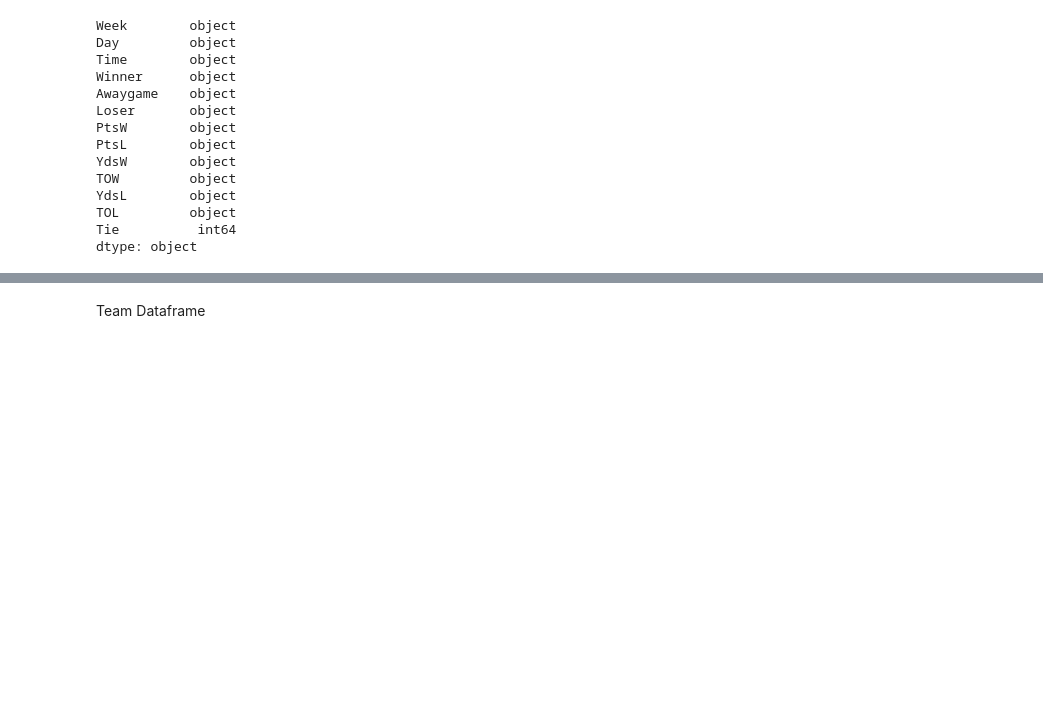
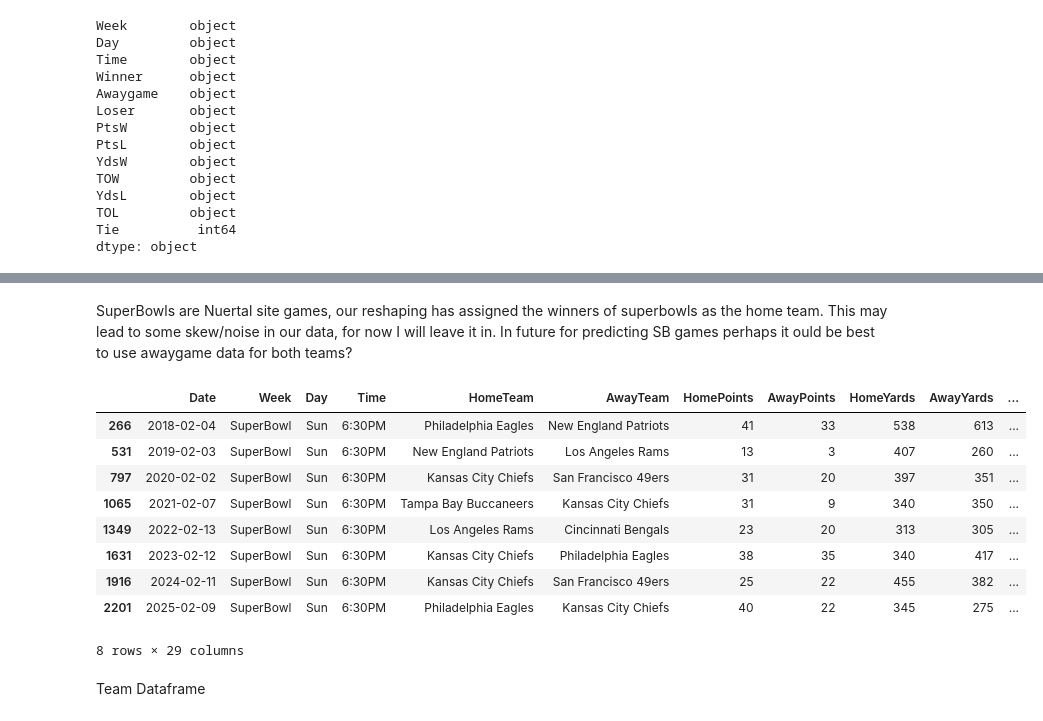
Before and after one commit to JonathanK556/NFL-Model, a Jupyter notebook: Data_Wrangling.ipynb, the cells around one changed output, grey strips where cells are left out. Cells and saved outputs as stored; diff of their text form; code cells hidden in the pictures; blank space fills up the shorter version.

```diff
--- a/Data_Wrangling.ipynb
+++ b/Data_Wrangling.ipynb
@@ -442,2 +723,23 @@ print(NFL["Winner"].unique())
+# %%
+# save cleaned data as df
+df = NFL_reshaped_with_stats
+# %%
+# Decided not to use diff columns since we are using recent historic game data
+df = df.drop(columns=['YardDiff', 'PointDiff', 'TurnoverDiff'])
+# %% [markdown]
+SuperBowls are Nuertal site games, our reshaping has assigned the winners of superbowls as the home team. This may lead to some skew/noise in our data, for now I will leave it in. In future for predicting SB games perhaps it ould be best to use awaygame data for both teams?
+# %%
+df[df['Week']=='SuperBowl']
+# %% [output]
+|  | Date | Week | Day | Time | HomeTeam | AwayTeam | HomePoints | AwayPoints | HomeYards | AwayYards | ... |
+| 266 | 2018-02-04 | SuperBowl | Sun | 6:30PM | Philadelphia Eagles | New England Patriots | 41 | 33 | 538 | 613 | ... |
+| 531 | 2019-02-03 | SuperBowl | Sun | 6:30PM | New England Patriots | Los Angeles Rams | 13 | 3 | 407 | 260 | ... |
+| 797 | 2020-02-02 | SuperBowl | Sun | 6:30PM | Kansas City Chiefs | San Francisco 49ers | 31 | 20 | 397 | 351 | ... |
+| 1065 | 2021-02-07 | SuperBowl | Sun | 6:30PM | Tampa Bay Buccaneers | Kansas City Chiefs | 31 | 9 | 340 | 350 | ... |
+| 1349 | 2022-02-13 | SuperBowl | Sun | 6:30PM | Los Angeles Rams | Cincinnati Bengals | 23 | 20 | 313 | 305 | ... |
+| 1631 | 2023-02-12 | SuperBowl | Sun | 6:30PM | Kansas City Chiefs | Philadelphia Eagles | 38 | 35 | 340 | 417 | ... |
+| 1916 | 2024-02-11 | SuperBowl | Sun | 6:30PM | Kansas City Chiefs | San Francisco 49ers | 25 | 22 | 455 | 382 | ... |
+| 2201 | 2025-02-09 | SuperBowl | Sun | 6:30PM | Philadelphia Eagles | Kansas City Chiefs | 40 | 22 | 345 | 275 | ... |
+8 rows × 29 columns
 # %% [markdown]
 Team Dataframe
```
Also changed, not shown: parts of 33 cells of this notebook, 4 other files.
